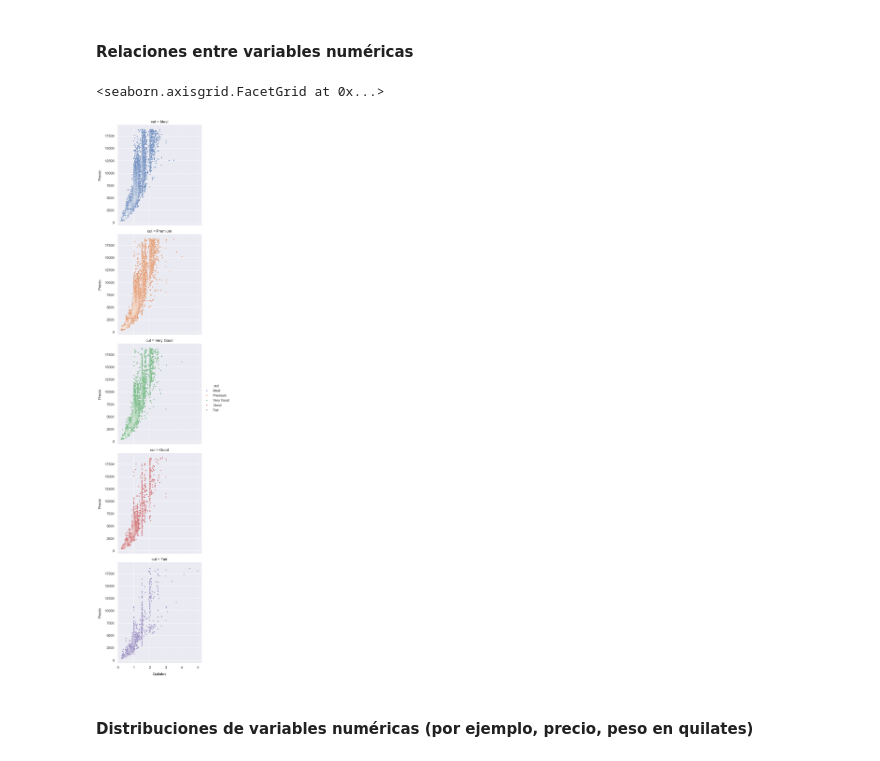
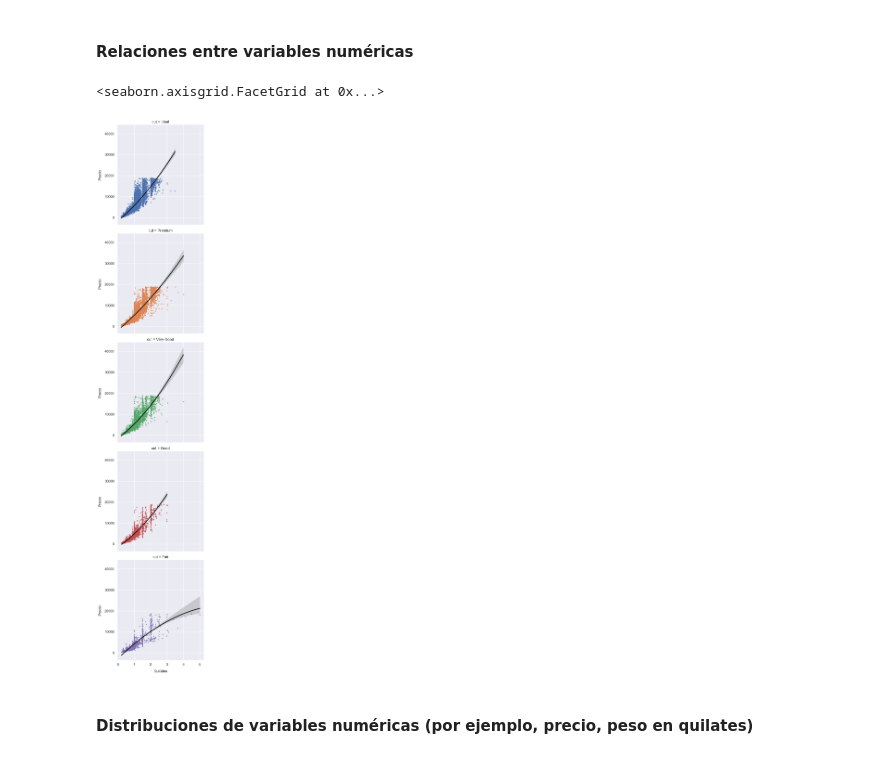
Before and after one commit to frgonzalezb/Udemy_Python_Total_DS_ML, a Jupyter notebook: 10_Seaborn/Proyecto/Proyecto del Día 10 - Dashboard de un Análisis Exploratorio de Datos con Seaborn.ipynb, the cells around one changed output. Drawn from its saved outputs; the diff is of its cells as text; code cells hidden in the pictures.

```diff
--- a/10_Seaborn/Proyecto/Proyecto del Día 10 - Dashboard de un Análisis Exploratorio de Datos con Seaborn.ipynb
+++ b/10_Seaborn/Proyecto/Proyecto del Día 10 - Dashboard de un Análisis Exploratorio de Datos con Seaborn.ipynb
@@ -133,23 +133,25 @@ sns.set_theme(
 #### Relaciones entre variables numéricas
 # %%
 # Relación entre peso en quilates vs. precio
-carat_vs_price: sns.FacetGrid = sns.relplot(
+carat_vs_price: sns.FacetGrid = sns.lmplot(
     data=df,
     x='carat',
     y='price',
     hue='cut',
     row='cut',
-    s=10
+    scatter_kws={'s': 5},
+    line_kws={'color': 'black'},
+    order=2
 )
 
 carat_vs_price.set_axis_labels(
     'Quilates',
     'Precio',
     labelpad=10
 )
 # %% [output]
 <seaborn.axisgrid.FacetGrid at 0x...>
-[figure, old version]
+[figure, new version]
 # %% [markdown]
 #### Distribuciones de variables numéricas (por ejemplo, precio, peso en quilates)
 # %%
```
